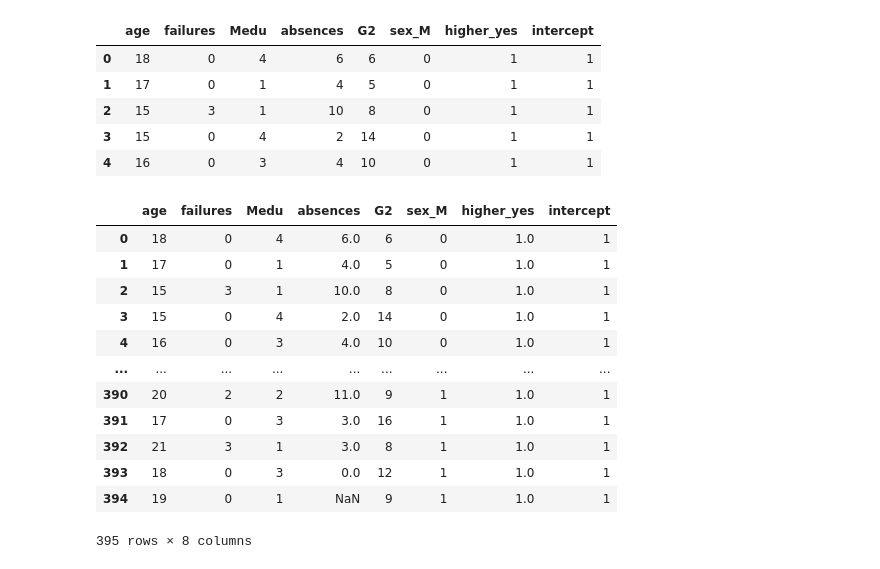
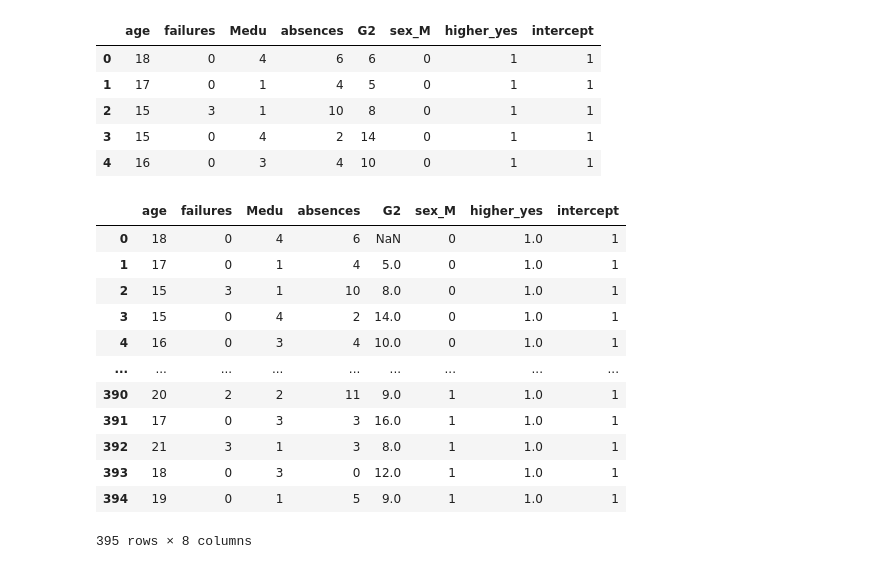
Before and after one commit to lbotti319/bayesian_math_scores, a Jupyter notebook: Modeling with missing data.ipynb, the cells around one changed output. Saved outputs shown, nothing was run; the diff lists cells and outputs as text; code cells hidden in the pictures.

Commit message:
swap absences to G2, doesn't quite work

```diff
--- a/Modeling with missing data.ipynb
+++ b/Modeling with missing data.ipynb
@@ -41,21 +45,21 @@ X_df.head()
 | 3 | 15 | 0 | 4 | 2 | 14 | 0 | 1 | 1 |
 | 4 | 16 | 0 | 3 | 4 | 10 | 0 | 1 | 1 |
 # %%
-X_df_missing = MAR_data_deletion(X_df, 0.05, 0.05, 'higher_yes', 'absences')
+X_df_missing = MAR_data_deletion(X_df, 0.05, 0.05, 'higher_yes', 'G2')
 X_df_missing
 # %% [output]
 |  | age | failures | Medu | absences | G2 | sex_M | higher_yes | intercept |
-| 0 | 18 | 0 | 4 | 6.0 | 6 | 0 | 1.0 | 1 |
-| 1 | 17 | 0 | 1 | 4.0 | 5 | 0 | 1.0 | 1 |
-| 2 | 15 | 3 | 1 | 10.0 | 8 | 0 | 1.0 | 1 |
-| 3 | 15 | 0 | 4 | 2.0 | 14 | 0 | 1.0 | 1 |
-| 4 | 16 | 0 | 3 | 4.0 | 10 | 0 | 1.0 | 1 |
+| 0 | 18 | 0 | 4 | 6 | NaN | 0 | 1.0 | 1 |
+| 1 | 17 | 0 | 1 | 4 | 5.0 | 0 | 1.0 | 1 |
+| 2 | 15 | 3 | 1 | 10 | 8.0 | 0 | 1.0 | 1 |
+| 3 | 15 | 0 | 4 | 2 | 14.0 | 0 | 1.0 | 1 |
+| 4 | 16 | 0 | 3 | 4 | 10.0 | 0 | 1.0 | 1 |
 | ... | ... | ... | ... | ... | ... | ... | ... | ... |
-| 390 | 20 | 2 | 2 | 11.0 | 9 | 1 | 1.0 | 1 |
-| 391 | 17 | 0 | 3 | 3.0 | 16 | 1 | 1.0 | 1 |
-| 392 | 21 | 3 | 1 | 3.0 | 8 | 1 | 1.0 | 1 |
-| 393 | 18 | 0 | 3 | 0.0 | 12 | 1 | 1.0 | 1 |
-| 394 | 19 | 0 | 1 | NaN | 9 | 1 | 1.0 | 1 |
+| 390 | 20 | 2 | 2 | 11 | 9.0 | 1 | 1.0 | 1 |
+| 391 | 17 | 0 | 3 | 3 | 16.0 | 1 | 1.0 | 1 |
+| 392 | 21 | 3 | 1 | 3 | 8.0 | 1 | 1.0 | 1 |
+| 393 | 18 | 0 | 3 | 0 | 12.0 | 1 | 1.0 | 1 |
+| 394 | 19 | 0 | 1 | 5 | 9.0 | 1 | 1.0 | 1 |
 395 rows × 8 columns
 # %%
 X = X_df_missing.to_numpy()
```
Also changed, not shown: parts of 15 cells of this notebook, 4 other files.
